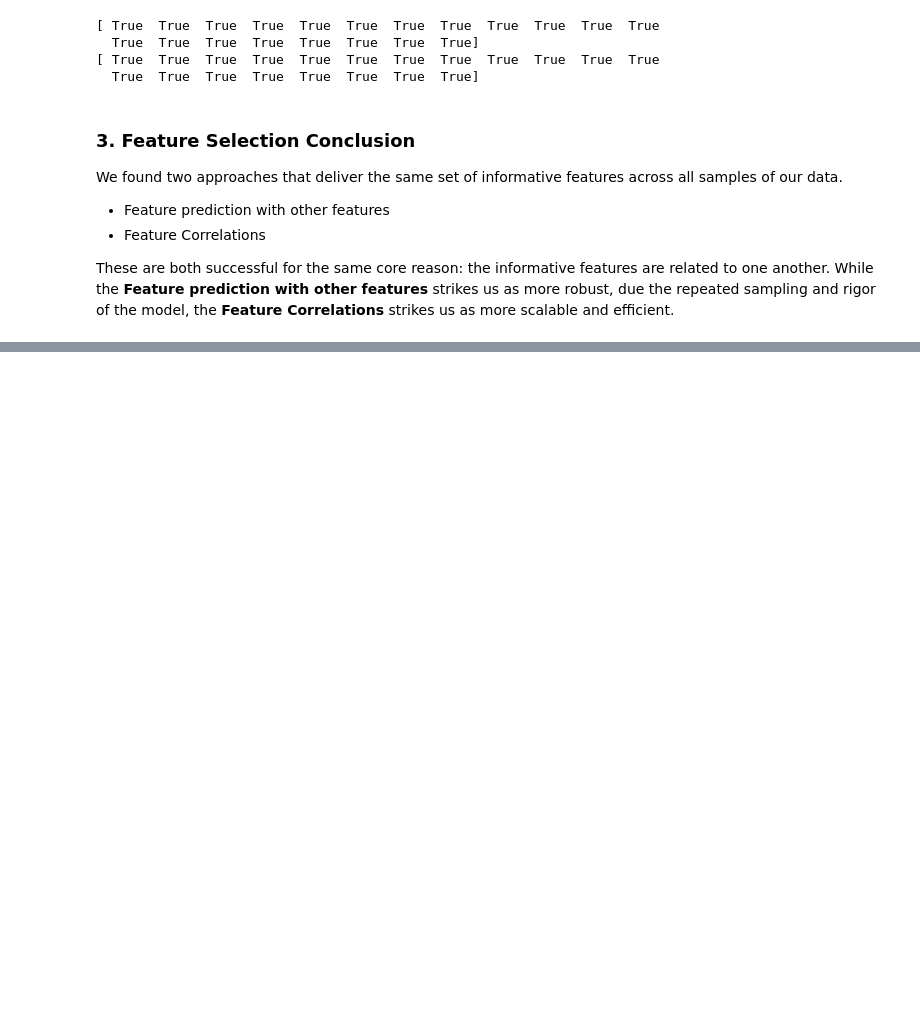
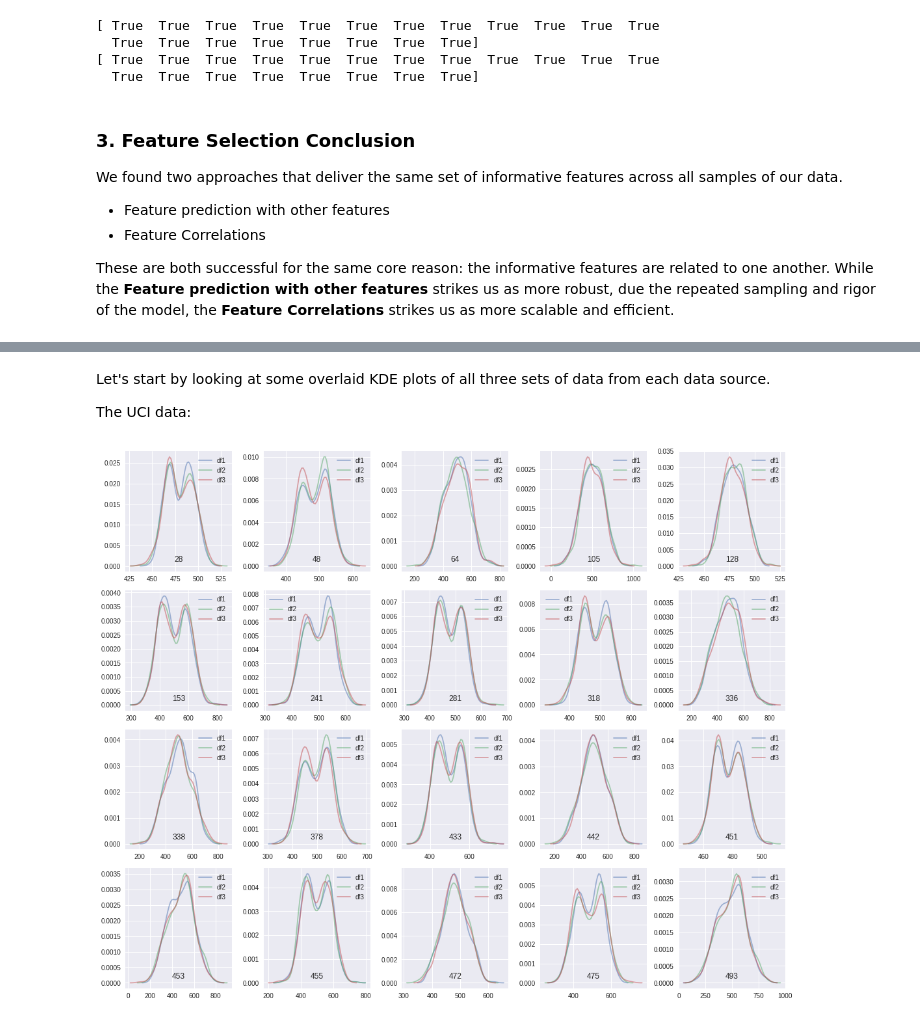
Before and after one commit to djkjohnston/Feature_Selection_Classification_GA_DSI_Proj3, a Jupyter notebook: Madelon Report.ipynb, the cells around one changed output, grey strips where cells are left out. Drawn from its saved outputs; the diff is of its cells as text; code cells hidden in the pictures; blank space fills up the shorter version.

```diff
--- a/Madelon Report.ipynb
+++ b/Madelon Report.ipynb
@@ -632,0 +624,37 @@ These are both successful for the same core reason: the informative features are
+# %%
+
+uci_features = ['28',  '48',  '64', '105', '128', '153', '241', '281', '318', '336',
+                '338', '378', '433', '442', '451', '453', '455', '472', '475', '493']
+
+madelon_features = ['feat_257', 'feat_269', 'feat_308', 'feat_315', 'feat_336',
+                   'feat_341', 'feat_395', 'feat_504', 'feat_526', 'feat_639',
+                   'feat_681', 'feat_701', 'feat_724', 'feat_736', 'feat_769',
+                   'feat_808', 'feat_829', 'feat_867', 'feat_920', 'feat_956']
+
+Xuci_1 = Xuci_1[uci_features]
+Xuci_2 = Xuci_2[uci_features]
+Xuci_3 = Xuci_3[uci_features]
+Xdb_1 = Xdb_1[madelon_features]
+Xdb_2 = Xdb_2[madelon_features]
+Xdb_3 = Xdb_3[madelon_features]
+# %%
+def overlayed_kde(df1, df2, df3):
+    fig = plt.figure(figsize=(15,12))
+
+    for i, col in enumerate(df1.columns):
+        fig.add_subplot(4,5,i+1)
+#         df[col].hist(bins=30)
+        sns.kdeplot(df1[col], label = 'df1', gridsize=50, alpha=0.5, bw = 'silverman')
+        sns.kdeplot(df2[col], label = 'df2', gridsize=50, alpha=0.5, bw = 'silverman')
+        sns.kdeplot(df3[col], label = 'df3', gridsize=50, alpha=0.5, bw = 'silverman')
+        plt.title(col, y=0.05)
+
+    plt.tight_layout()
+# %% [markdown]
+Let's start by looking at some overlaid KDE plots of all three sets of data from each data source.
+
+The UCI data:
+# %%
+overlayed_kde(Xuci_1, Xuci_2, Xuci_3)
+# %% [output]
+[figure, added]
```
Also changed, not shown: parts of 12 cells of this notebook.
